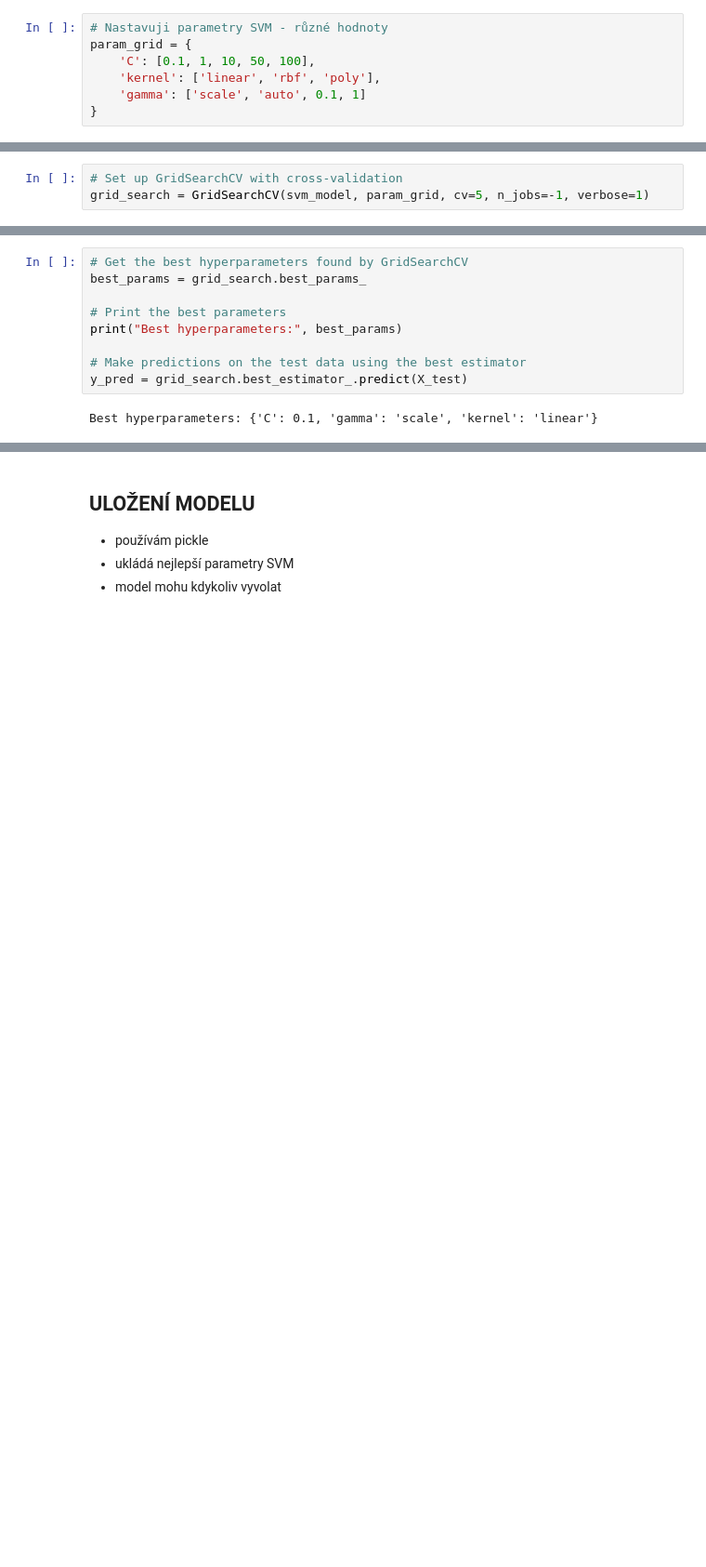
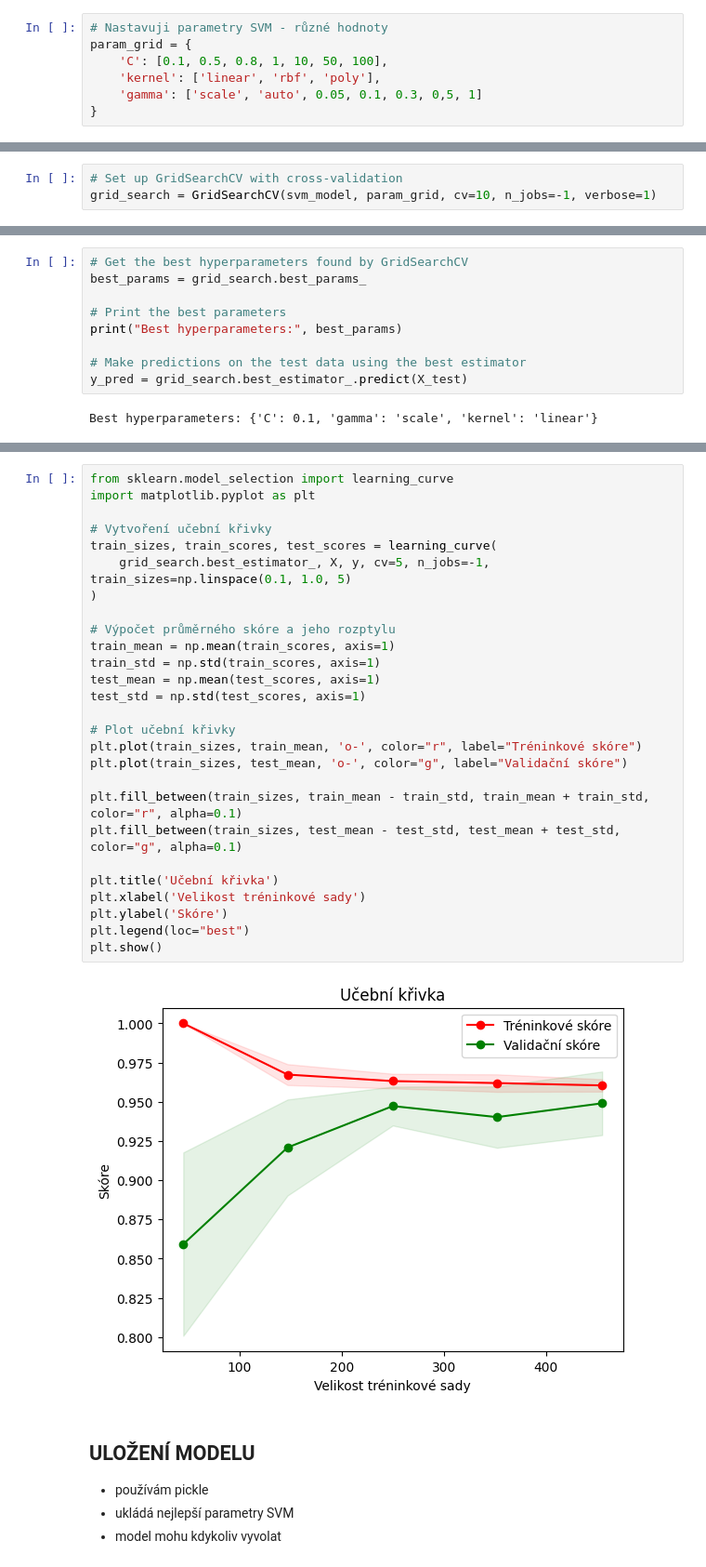
Before and after one commit to MariaSzighardtova/archive, a Jupyter notebook: breast_cancer_wisconsin.ipynb, the cells around one changed output, grey strips where cells are left out. Shown at 93% size. Saved outputs shown, nothing was run; the diff lists cells and outputs as text; blank space fills up the shorter version.

Commit message:
Úprava SVM a Gridsearch, commenty, 98,3% a uložení modelu

```diff
--- a/breast_cancer_wisconsin.ipynb
+++ b/breast_cancer_wisconsin.ipynb
@@ -401,16 +420,16 @@ X_train, X_test, y_train, y_test = train_test_split(X_scaled, y, test_size=0.2,
 # %%
 # Nastavuji parametry SVM - různé hodnoty
 param_grid = {
-    'C': [0.1, 1, 10, 50, 100],
+    'C': [0.1, 0.5, 0.8, 1, 10, 50, 100],
     'kernel': ['linear', 'rbf', 'poly'],
-    'gamma': ['scale', 'auto', 0.1, 1]
+    'gamma': ['scale', 'auto', 0.05, 0.1, 0.3, 0,5, 1]
 }
 # %%
 # Initialize the SVM model
 svm_model = SVC(random_state=42)
 # %%
 # Set up GridSearchCV with cross-validation
-grid_search = GridSearchCV(svm_model, param_grid, cv=5, n_jobs=-1, verbose=1)
+grid_search = GridSearchCV(svm_model, param_grid, cv=10, n_jobs=-1, verbose=1)
 # %%
 # Fit GridSearchCV to the data
 grid_search.fit(X_train, y_train)
@@ -453,3 +505,32 @@ weighted avg       0.98      0.98      0.98       114
+# %%
+from sklearn.model_selection import learning_curve
+import matplotlib.pyplot as plt
+
+# Vytvoření učební křivky
+train_sizes, train_scores, test_scores = learning_curve(
+    grid_search.best_estimator_, X, y, cv=5, n_jobs=-1, train_sizes=np.linspace(0.1, 1.0, 5)
+)
+
+# Výpočet průměrného skóre a jeho rozptylu
+train_mean = np.mean(train_scores, axis=1)
+train_std = np.std(train_scores, axis=1)
+test_mean = np.mean(test_scores, axis=1)
+test_std = np.std(test_scores, axis=1)
+
+# Plot učební křivky
+plt.plot(train_sizes, train_mean, 'o-', color="r", label="Tréninkové skóre")
+plt.plot(train_sizes, test_mean, 'o-', color="g", label="Validační skóre")
+
+plt.fill_between(train_sizes, train_mean - train_std, train_mean + train_std, color="r", alpha=0.1)
+plt.fill_between(train_sizes, test_mean - test_std, test_mean + test_std, color="g", alpha=0.1)
+
+plt.title('Učební křivka')
+plt.xlabel('Velikost tréninkové sady')
+plt.ylabel('Skóre')
+plt.legend(loc="best")
+plt.show()
+# %% [output]
+[figure, added]
 # %% [markdown]
 ## ULOŽENÍ MODELU
 - používám pickle
```
Also changed, not shown: parts of 28 cells of this notebook, 3 other files.
